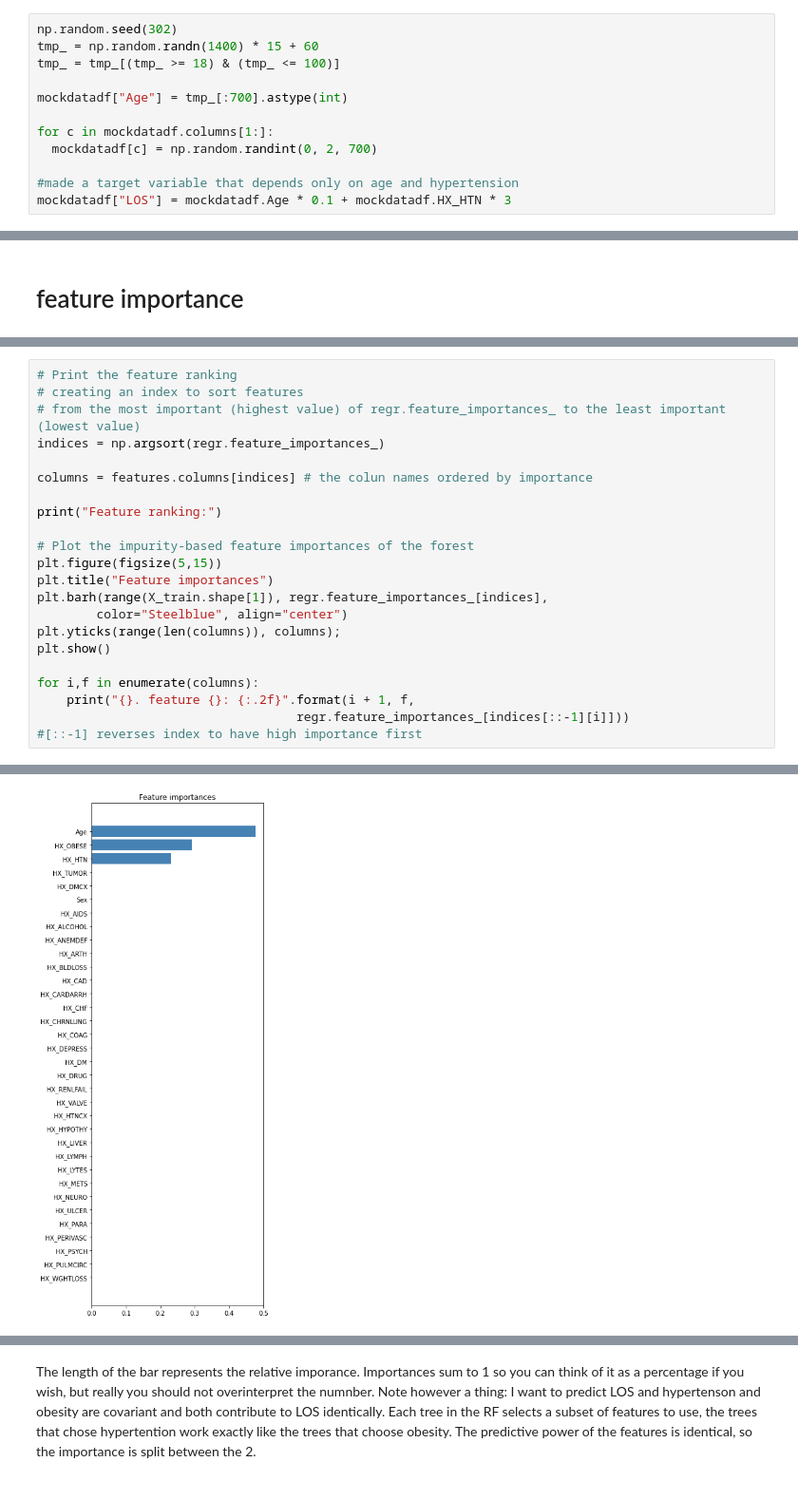
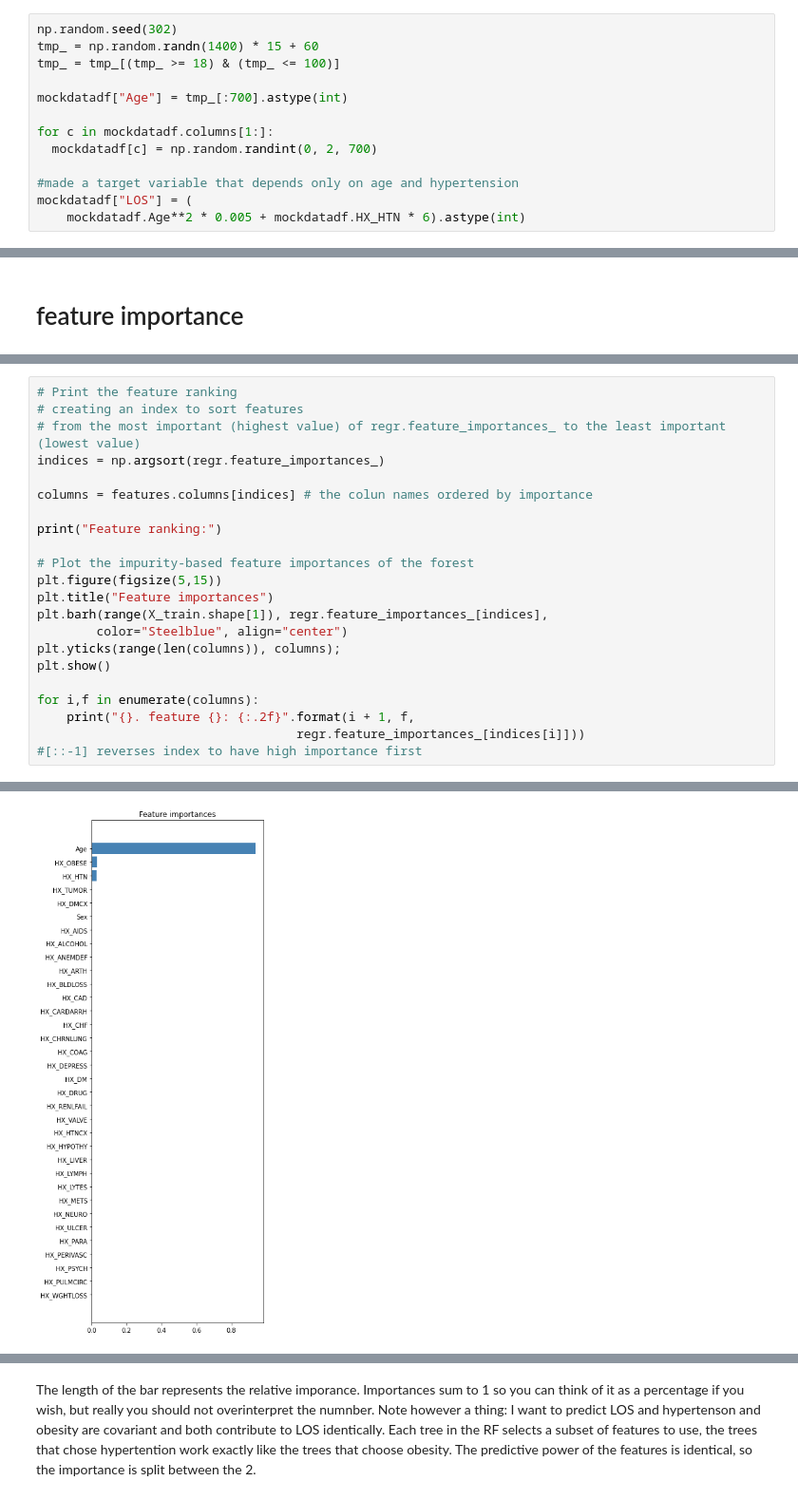
Before and after one commit to fedhere/covid19Vizs, a Jupyter notebook: COVID19LOS_featureExtractionRFexample.ipynb, the cells around one changed output, grey strips where cells are left out. Shown at 95% size. Saved outputs shown, nothing was run; the diff lists cells and outputs as text.

```diff
--- a/COVID19LOS_featureExtractionRFexample.ipynb
+++ b/COVID19LOS_featureExtractionRFexample.ipynb
@@ -37,7 +39,8 @@ for c in mockdatadf.columns[1:]:
   mockdatadf[c] = np.random.randint(0, 2, 700)
 
 #made a target variable that depends only on age and hypertension
-mockdatadf["LOS"] = mockdatadf.Age * 0.1 + mockdatadf.HX_HTN * 3
+mockdatadf["LOS"] = (
+    mockdatadf.Age**2 * 0.005 + mockdatadf.HX_HTN * 6).astype(int)
 # %%
 mockdatadf.head()
 # %% [output]
@@ -169,25 +193,25 @@ regr.feature_importances_, features.columns
 # %%
 # Print the feature ranking
 # creating an index to sort features
 # from the most important (highest value) of regr.feature_importances_ to the least important (lowest value)
 indices = np.argsort(regr.feature_importances_)
 
 columns = features.columns[indices] # the colun names ordered by importance
 
 print("Feature ranking:")
 
 # Plot the impurity-based feature importances of the forest
 plt.figure(figsize(5,15))
 plt.title("Feature importances")
 plt.barh(range(X_train.shape[1]), regr.feature_importances_[indices],
         color="Steelblue", align="center")
 plt.yticks(range(len(columns)), columns);
 plt.show()
 
 for i,f in enumerate(columns):
     print("{}. feature {}: {:.2f}".format(i + 1, f,
-                                   regr.feature_importances_[indices[::-1][i]]))
+                                   regr.feature_importances_[indices[i]]))
 #[::-1] reverses index to have high importance first
 # %% [output]
 Feature ranking:
-[figure, old version]
+[figure, new version]
```
Also changed, not shown: parts of 14 cells of this notebook.
